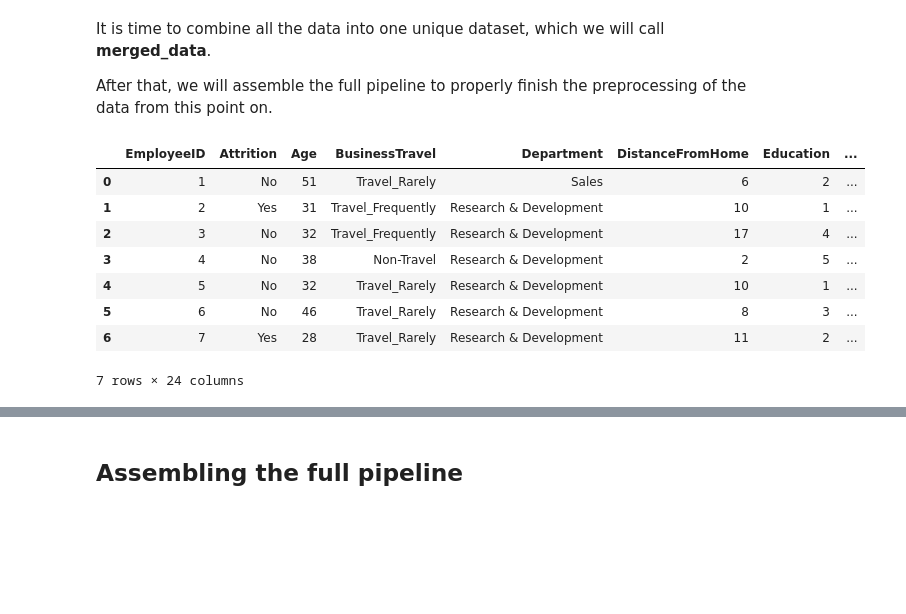
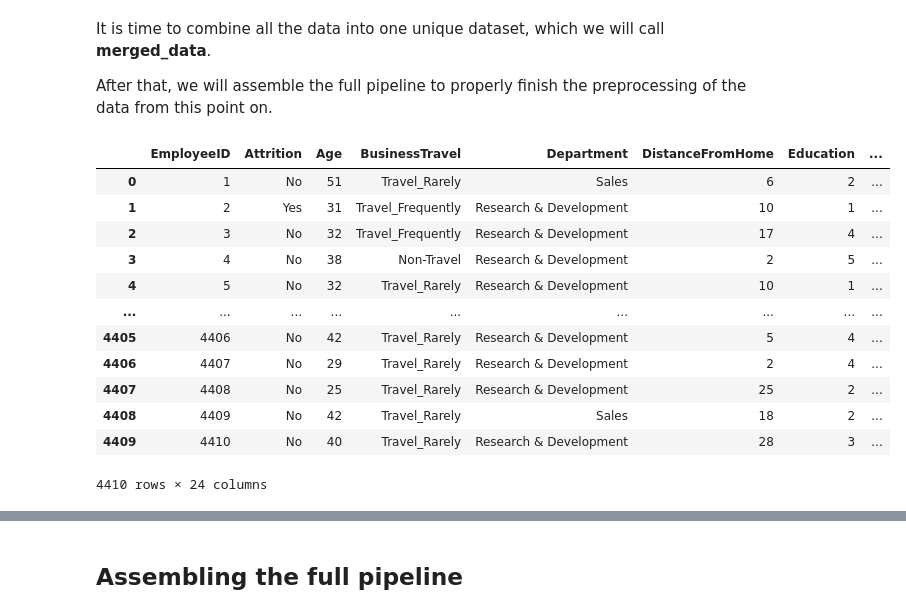
Before and after one commit to equisdel/INDIAI, a Jupyter notebook: test.ipynb, the cells around one changed output, grey strips where cells are left out. Drawn from its saved outputs; the diff is of its cells as text; code cells hidden in the pictures; blank space fills up the shorter version.

Commit message:
Full Data Merge

```diff
--- a/test.ipynb
+++ b/test.ipynb
@@ -485,20 +592,24 @@ After that, we will assemble the full pipeline to properly finish the preprocess
 # %%
 merge_key = "EmployeeID"
 merged_data = pd.merge(general_data, survey_data, on=merge_key, how="outer")
 merged_data = pd.merge(merged_data, time_data, on=merge_key, how="outer")       # time data is missing
 
 # we rearrange the order of the columns for an easier read
 columns_order = ["EmployeeID"] + ["Attrition"] + [col for col in merged_data.columns if (col != "EmployeeID" and col != "Attrition")]
 merged_df = merged_data[columns_order]
 merged_df.to_csv("merged_data.csv", index=True)
-merged_df.head(7)
+merged_df
 # %% [output]
 |  | EmployeeID | Attrition | Age | BusinessTravel | Department | DistanceFromHome | Education | ... |
 | 0 | 1 | No | 51 | Travel_Rarely | Sales | 6 | 2 | ... |
 | 1 | 2 | Yes | 31 | Travel_Frequently | Research & Development | 10 | 1 | ... |
 | 2 | 3 | No | 32 | Travel_Frequently | Research & Development | 17 | 4 | ... |
 | 3 | 4 | No | 38 | Non-Travel | Research & Development | 2 | 5 | ... |
 | 4 | 5 | No | 32 | Travel_Rarely | Research & Development | 10 | 1 | ... |
-| 5 | 6 | No | 46 | Travel_Rarely | Research & Development | 8 | 3 | ... |
-| 6 | 7 | Yes | 28 | Travel_Rarely | Research & Development | 11 | 2 | ... |
+| ... | ... | ... | ... | ... | ... | ... | ... | ... |
+| 4405 | 4406 | No | 42 | Travel_Rarely | Research & Development | 5 | 4 | ... |
+| 4406 | 4407 | No | 29 | Travel_Rarely | Research & Development | 2 | 4 | ... |
+| 4407 | 4408 | No | 25 | Travel_Rarely | Research & Development | 25 | 2 | ... |
+| 4408 | 4409 | No | 42 | Travel_Rarely | Sales | 18 | 2 | ... |
+| 4409 | 4410 | No | 40 | Travel_Rarely | Research & Development | 28 | 3 | ... |
-7 rows × 24 columns
+4410 rows × 24 columns
```
Also changed, not shown: parts of 52 cells of this notebook, 1 other file.
